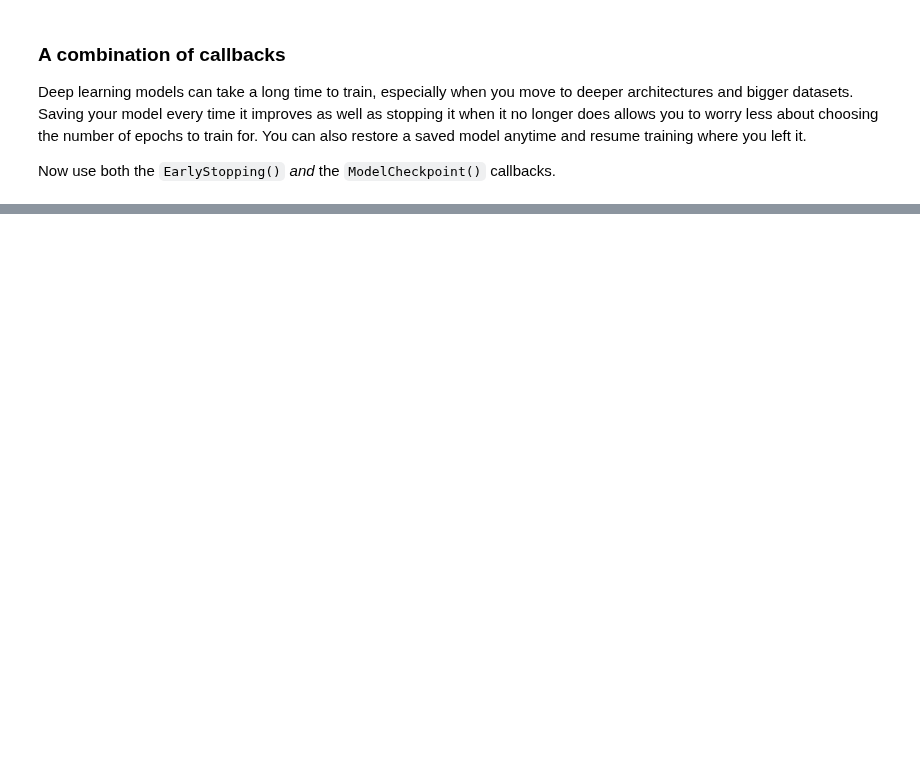
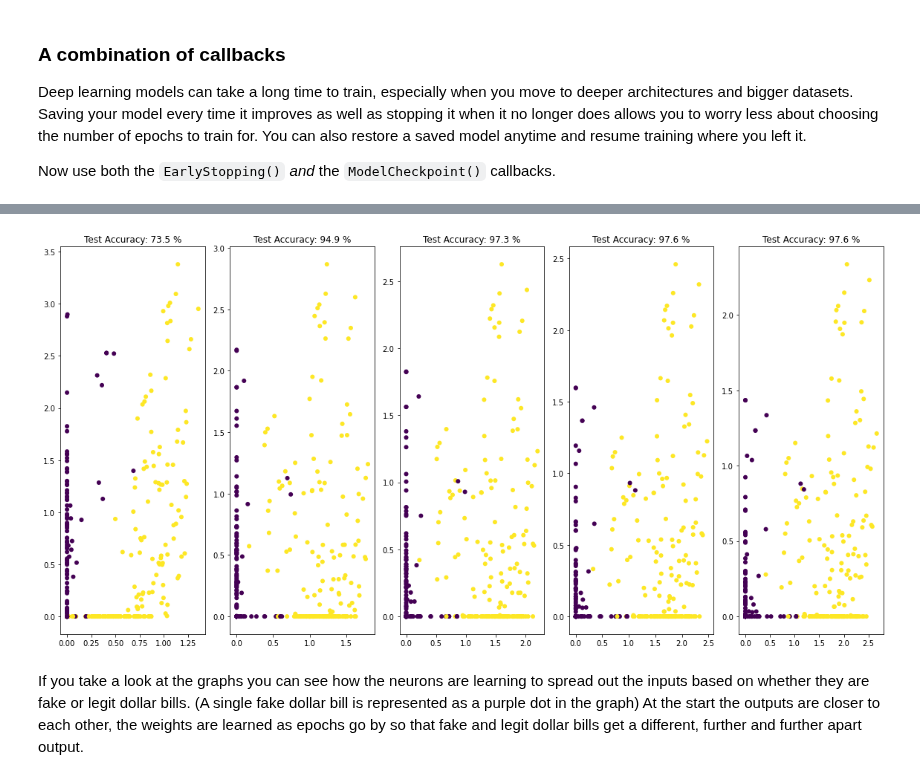
Before and after one commit to anmorgan24/Springboard, a Jupyter notebook: Keras/Detecting_counterfeit_banknotes/Detecting_counterfeit_banknotes.ipynb, the cells around one changed output, grey strips where cells are left out. Drawn from its saved outputs; the diff is of its cells as text; code cells hidden in the pictures; blank space fills up the shorter version.

```diff
--- a/Keras/Detecting_counterfeit_banknotes/Detecting_counterfeit_banknotes.ipynb
+++ b/Keras/Detecting_counterfeit_banknotes/Detecting_counterfeit_banknotes.ipynb
@@ -204,0 +217,2 @@ best_banknote_model.hdf5
+# %%
+X_train, X_test, y_train, y_test = train_test_split(X, y, test_size=0.3)
@@ -204,0 +270,7 @@ best_banknote_model.hdf5
+# %%
+def plot():
+    fig, axes = plt.subplots(1, 5, figsize=(16, 8))
+    for i, a in enumerate(axes):
+        a.scatter(layer_outputs[i][:, 0], layer_outputs[i][:, 1], c=y_test, edgecolors='none');
+        a.set_title('Test Accuracy: {:3.1f} %'.format(float(test_accuracies[i]) * 100.));
+    plt.tight_layout()
@@ -204,0 +299,6 @@ best_banknote_model.hdf5
+# %%
+plot()
+# %% [output]
+[figure, added]
+# %% [markdown]
+If you take a look at the graphs you can see how the neurons are learning to spread out the inputs based on whether they are fake or legit dollar bills. (A single fake dollar bill is represented as a purple dot in the graph) At the start the outputs are closer to each other, the weights are learned as epochs go by so that fake and legit dollar bills get a different, further and further apart output.
```
Also changed, not shown: parts of 14 cells of this notebook, 1 other file.
